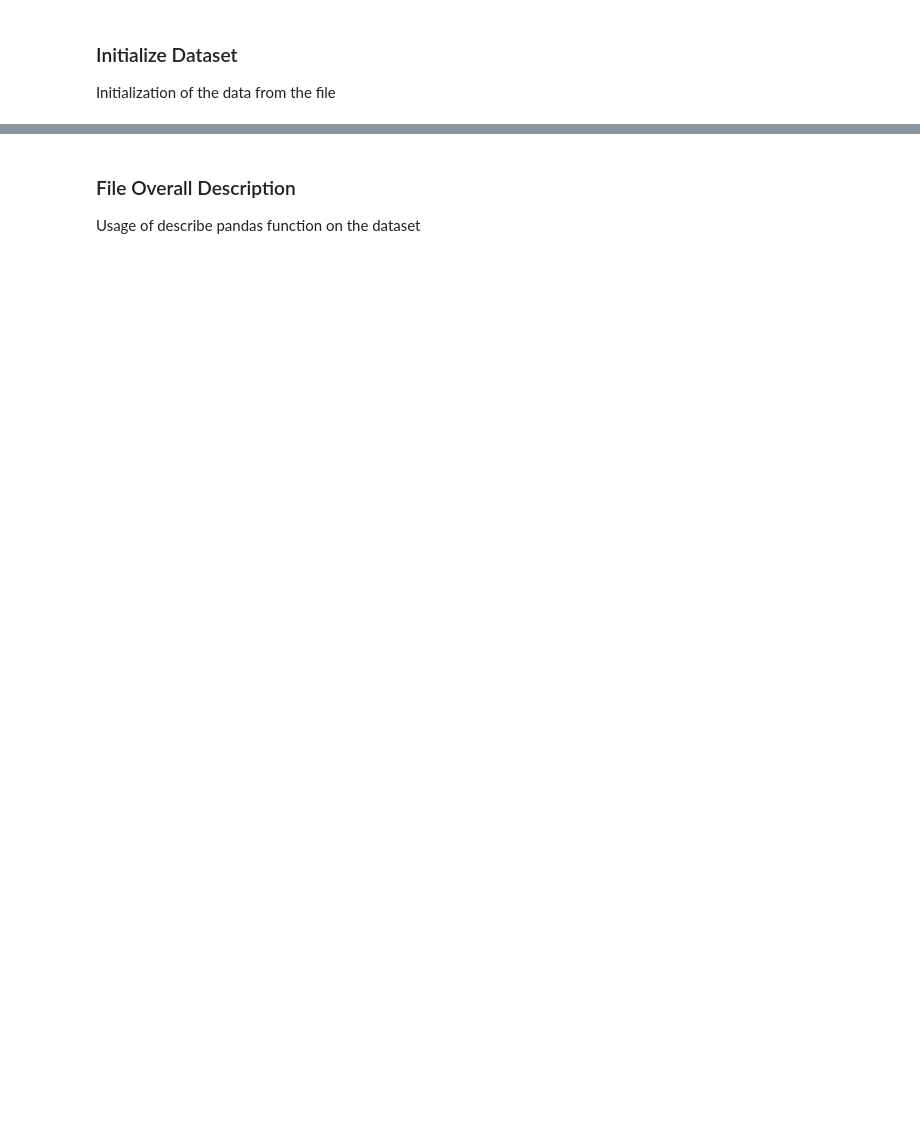
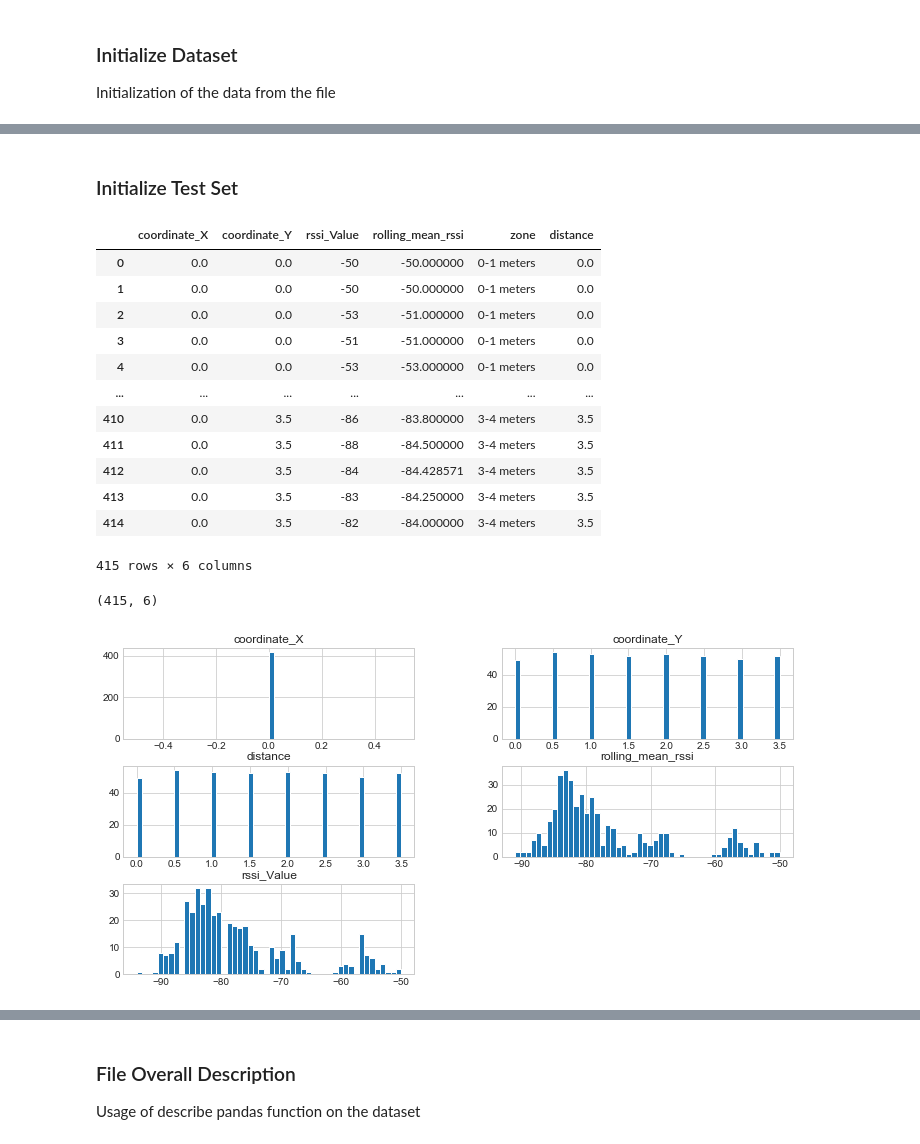
Before and after one commit to rui-pedro-porfirio/IndoorApp, a Jupyter notebook: Server/Notebooks/PROXIMITY/Classification/RANDOM_FOREST/BLEProximityClassifierRFExperiment.ipynb, the cells around one changed output, grey strips where cells are left out. Saved outputs shown, nothing was run; the diff lists cells and outputs as text; code cells hidden in the pictures; blank space fills up the shorter version.

```diff
--- a/Server/Notebooks/PROXIMITY/Classification/RANDOM_FOREST/BLEProximityClassifierRFExperiment.ipynb
+++ b/Server/Notebooks/PROXIMITY/Classification/RANDOM_FOREST/BLEProximityClassifierRFExperiment.ipynb
@@ -73,0 +82,27 @@ display(dataset.shape)
+# %% [markdown]
+### Initialize Test Set
+# %%
+test_dataset = load_file('../../distance_proximity_experiments-checkpoint.csv')
+positions = test_dataset['coordinate_Y']
+test_dataset['distance'] = positions
+replace_features_nan(test_dataset)
+display(test_dataset)
+display(test_dataset.shape)
+test_dataset.hist(bins=50,figsize=(12,6))
+plt.show()
+# %% [output]
+|  | coordinate_X | coordinate_Y | rssi_Value | rolling_mean_rssi | zone | distance |
+| 0 | 0.0 | 0.0 | -50 | -50.000000 | 0-1 meters | 0.0 |
+| 1 | 0.0 | 0.0 | -50 | -50.000000 | 0-1 meters | 0.0 |
+| 2 | 0.0 | 0.0 | -53 | -51.000000 | 0-1 meters | 0.0 |
+| 3 | 0.0 | 0.0 | -51 | -51.000000 | 0-1 meters | 0.0 |
+| 4 | 0.0 | 0.0 | -53 | -53.000000 | 0-1 meters | 0.0 |
+| ... | ... | ... | ... | ... | ... | ... |
+| 410 | 0.0 | 3.5 | -86 | -83.800000 | 3-4 meters | 3.5 |
+| 411 | 0.0 | 3.5 | -88 | -84.500000 | 3-4 meters | 3.5 |
+| 412 | 0.0 | 3.5 | -84 | -84.428571 | 3-4 meters | 3.5 |
+| 413 | 0.0 | 3.5 | -83 | -84.250000 | 3-4 meters | 3.5 |
+| 414 | 0.0 | 3.5 | -82 | -84.000000 | 3-4 meters | 3.5 |
+415 rows × 6 columns
+(415, 6)
+[figure, added]
```
Also changed, not shown: parts of 56 cells of this notebook, 2 other files.
